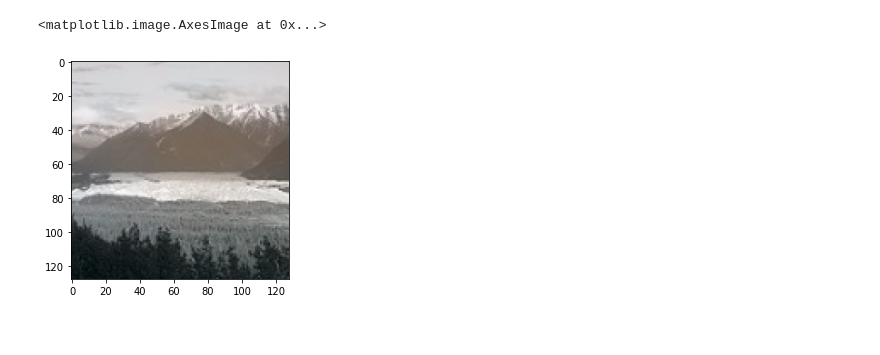
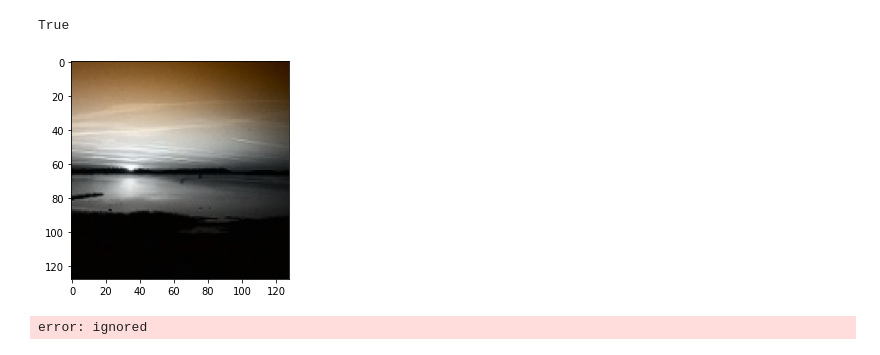
Before and after one commit to Bileth/Grayscale-image-colorization, a Jupyter notebook: CNN_colorize.ipynb, the cells around one changed output. Drawn from its saved outputs; the diff is of its cells as text; code cells hidden in the pictures.

```diff
--- a/CNN_colorize.ipynb
+++ b/CNN_colorize.ipynb
@@ -148,13 +157,11 @@ Non-trainable params: 224
 _________________________________________________________________
+# %%
+opt = tf.keras.optimizers.Adam(learning_rate=0.001)
 # %%
-model.compile(loss='mean_squared_error',
-              optimizer='rmsprop',
-              metrics=['accuracy'])
+model.compile(loss='mse',
+              optimizer= opt)
 # %%
-batch_size = 50
-epochs = 300
-model.fit(train_data, train_labels,
-          batch_size=batch_size,
-          epochs=epochs,
-          verbose=1)
+batch_size = 64
+epochs = 200
+trainedmodel = model.fit(train_data, train_labels, epochs=epochs, validation_split = 0.1)
 # %% [output]
@@ -189,7 +217,7 @@ lab_images = rgb_to_lab(images)
 l,a,b = extract_channels(lab_images)
 train_data, train_labels = create_train_data(l,a,b)
 # %%
-index = 0 #odabir slike
+index = 16 #odabir slike
 tr = np.reshape(train_data[index],(1,128,128,1))
 p = model.predict(tr)
 # %%
@@ -206,6 +234,7 @@ pred = cv2.merge((t,x1,x2)) #spajanje L kanala sa a i b kanalima kako bi dobili
 # %%
 pred_n = cv2.cvtColor(pred, cv2.COLOR_LAB2RGB);
 plt.imshow(pred_n)
+cv2.imwrite('test/images/image18.png', pred_n)
 # %% [output]
-<matplotlib.image.AxesImage at 0x...>
+True
-[figure, old version]
+[figure, new version]
@@ -211,0 +251,12 @@ plt.imshow(pred_n)
+# %%
+path = "test/images"
+num_images = 19
+
+x_dim = 128
+y_dim = 128
+images = read_images(path,num_images,x_dim,y_dim)
+lab_images = rgb_to_lab(images)
+l,a,b = extract_channels(lab_images)
+predicted, predicted_labels = create_train_data(l,a,b)
+# %% [output]
+error: ignored
```
Also changed, not shown: parts of 13 cells of this notebook.
